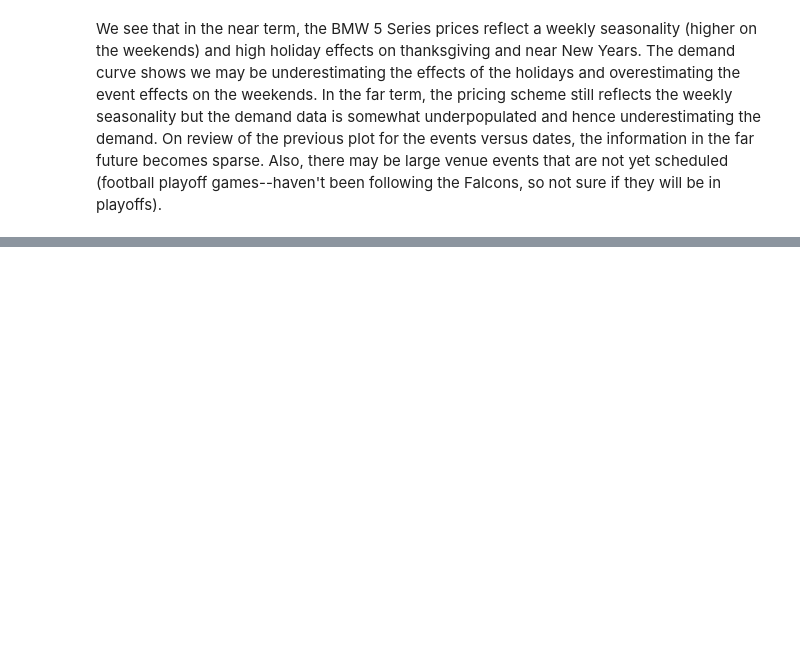
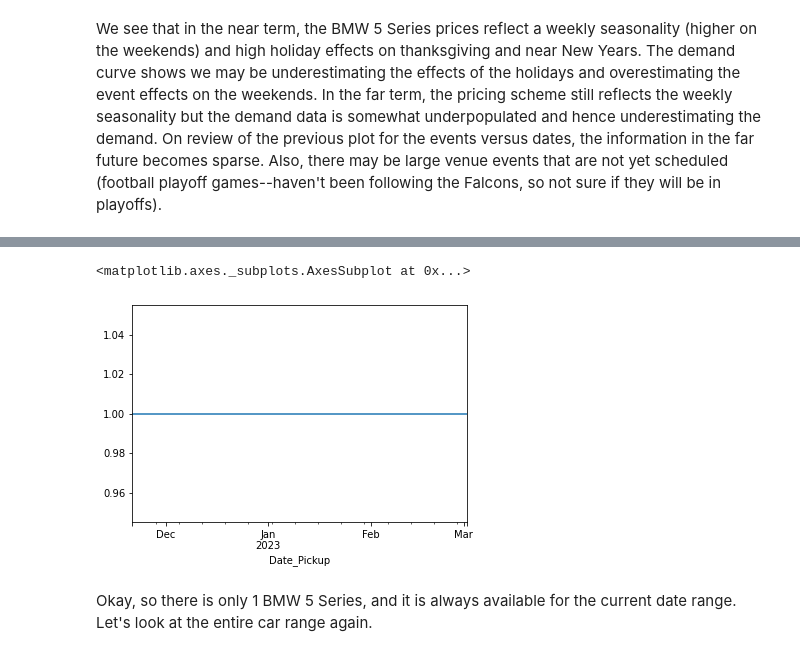
Before and after one commit to JADukeAIPI/AIPIProject, a Jupyter notebook: EDA_and_modeling.ipynb, the cells around one changed output, grey strips where cells are left out. Saved outputs shown, nothing was run; the diff lists cells and outputs as text; code cells hidden in the pictures; blank space fills up the shorter version.

```diff
--- a/EDA_and_modeling.ipynb
+++ b/EDA_and_modeling.ipynb
@@ -444,0 +456,9 @@ We see that in the near term, the BMW 5 Series prices reflect a weekly seasonali
+# %%
+bmw5_inventory = clean_all_cars_df.loc[clean_all_cars_df['Vehicle_Name']=='BMW 5 Series']
+bmw5_count = bmw5_inventory.groupby(bmw5_inventory.index)['Vehicle_id'].count()
+bmw5_count.plot()
+# %% [output]
+<matplotlib.axes._subplots.AxesSubplot at 0x...>
+[figure, added]
+# %% [markdown]
+Okay, so there is only 1 BMW 5 Series, and it is always available for the current date range. Let's look at the entire car range again.
```
Also changed, not shown: parts of 4 cells of this notebook.
